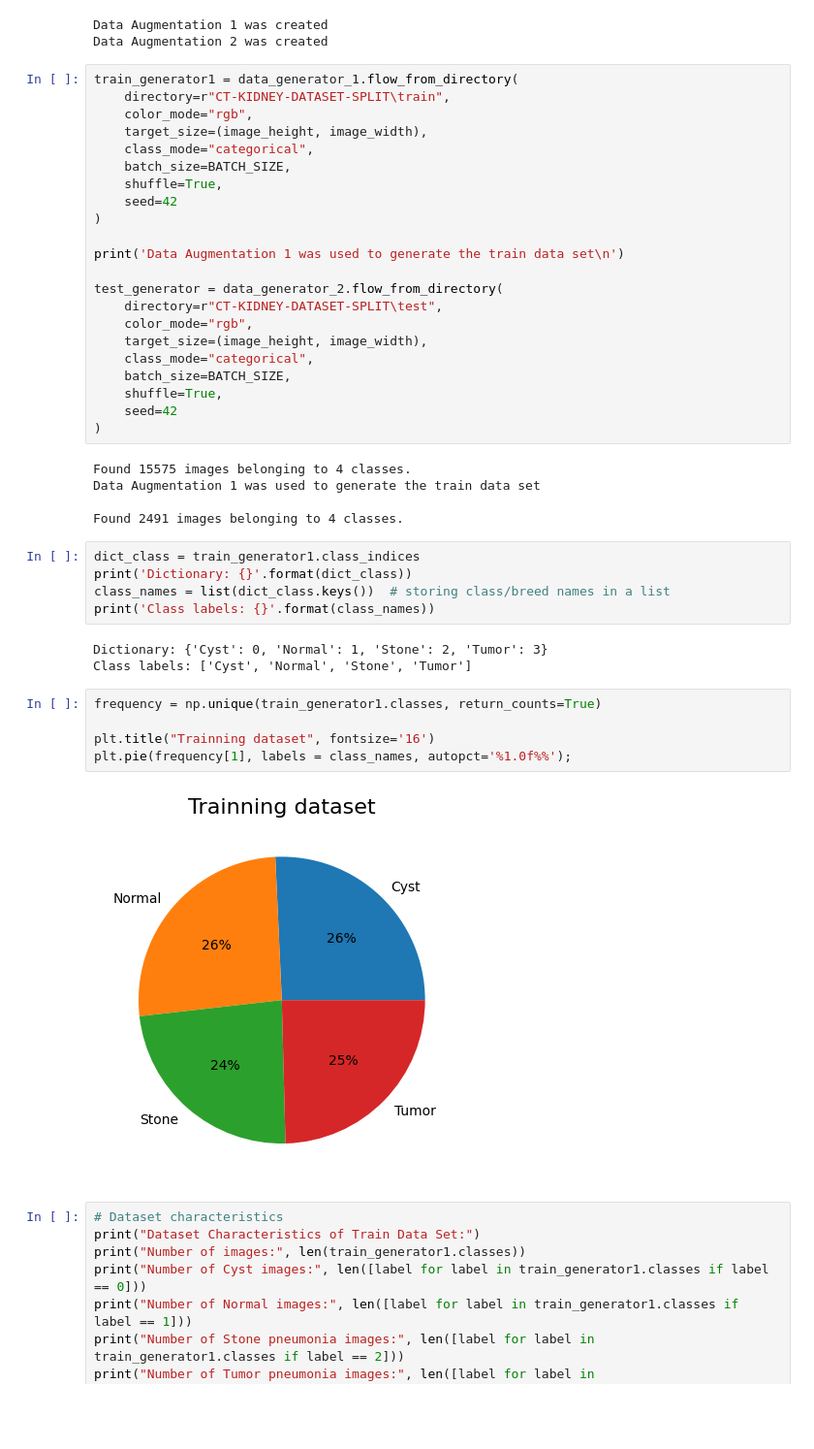
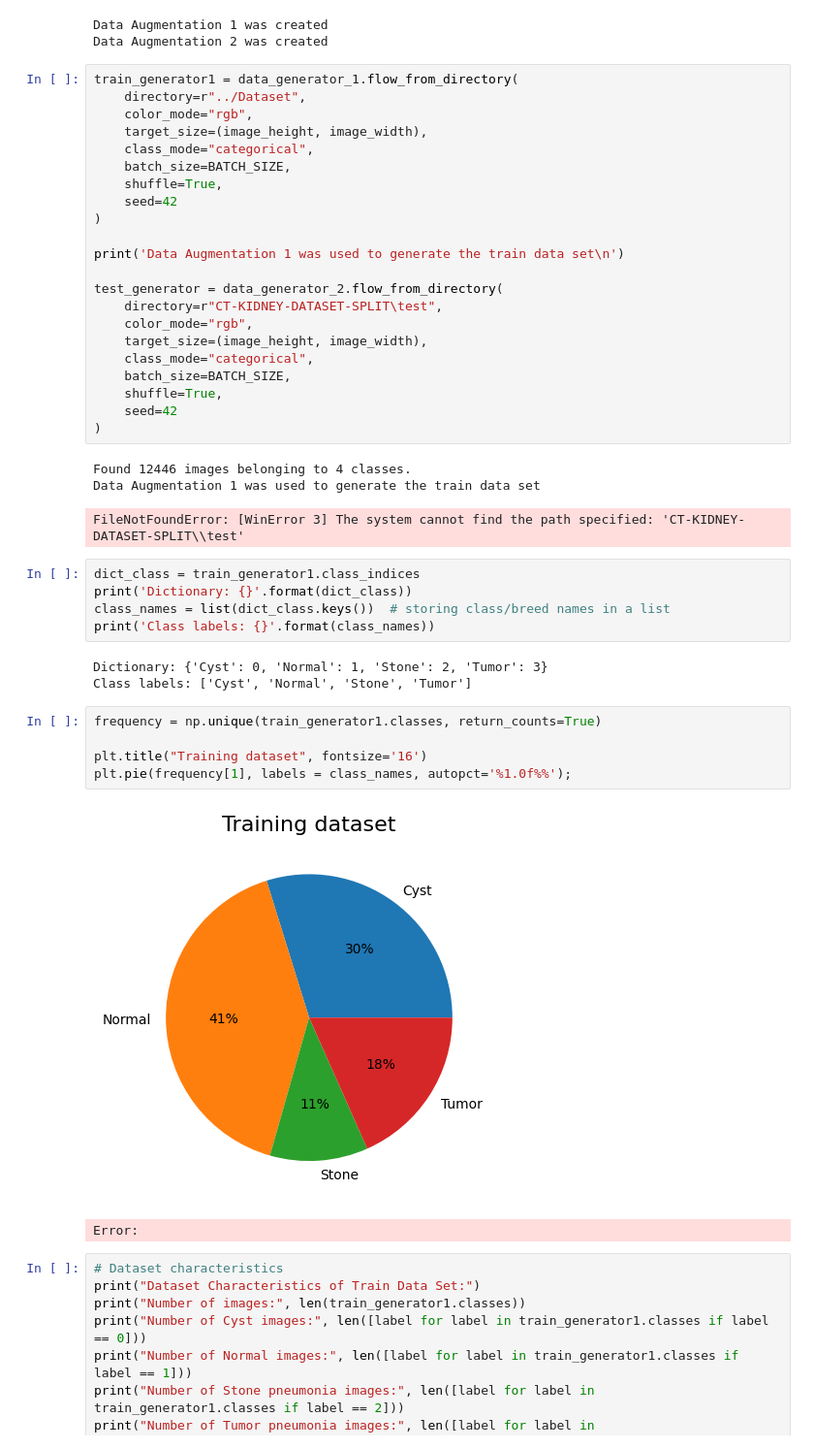
Before and after one commit to anaswaraku/RenalVision, a Jupyter notebook: project 2.0.ipynb, the cells around one changed output. Shown at 97% size. Cells and saved outputs as stored; diff of their text form; blank space fills up the shorter version.

```diff
--- a/project 2.0.ipynb
+++ b/project 2.0.ipynb
@@ -133,7 +124,7 @@ Data Augmentation 1 was created
 Data Augmentation 2 was created
 # %%
 train_generator1 = data_generator_1.flow_from_directory(
-    directory=r"CT-KIDNEY-DATASET-SPLIT\train",
+    directory=r"../Dataset",
     color_mode="rgb",
     target_size=(image_height, image_width),
     class_mode="categorical",
@@ -154,10 +145,9 @@ test_generator = data_generator_2.flow_from_directory(
     seed=42
 )
 # %% [output]
-Found 15575 images belonging to 4 classes.
+Found 12446 images belonging to 4 classes.
 Data Augmentation 1 was used to generate the train data set
-
-Found 2491 images belonging to 4 classes.
+FileNotFoundError: [WinError 3] The system cannot find the path specified: 'CT-KIDNEY-DATASET-SPLIT\\test'
 # %%
 dict_class = train_generator1.class_indices
 print('Dictionary: {}'.format(dict_class))
@@ -169,10 +159,11 @@ Class labels: ['Cyst', 'Normal', 'Stone', 'Tumor']
 # %%
 frequency = np.unique(train_generator1.classes, return_counts=True)
 
-plt.title("Trainning dataset", fontsize='16')
+plt.title("Training dataset", fontsize='16')
 plt.pie(frequency[1], labels = class_names, autopct='%1.0f%%');
 # %% [output]
-[figure, old version]
+[figure, new version]
+Error:
 # %%
 # Dataset characteristics
 print("Dataset Characteristics of Train Data Set:")
```
Also changed, not shown: parts of 1 cell of this notebook, 17 other files.
